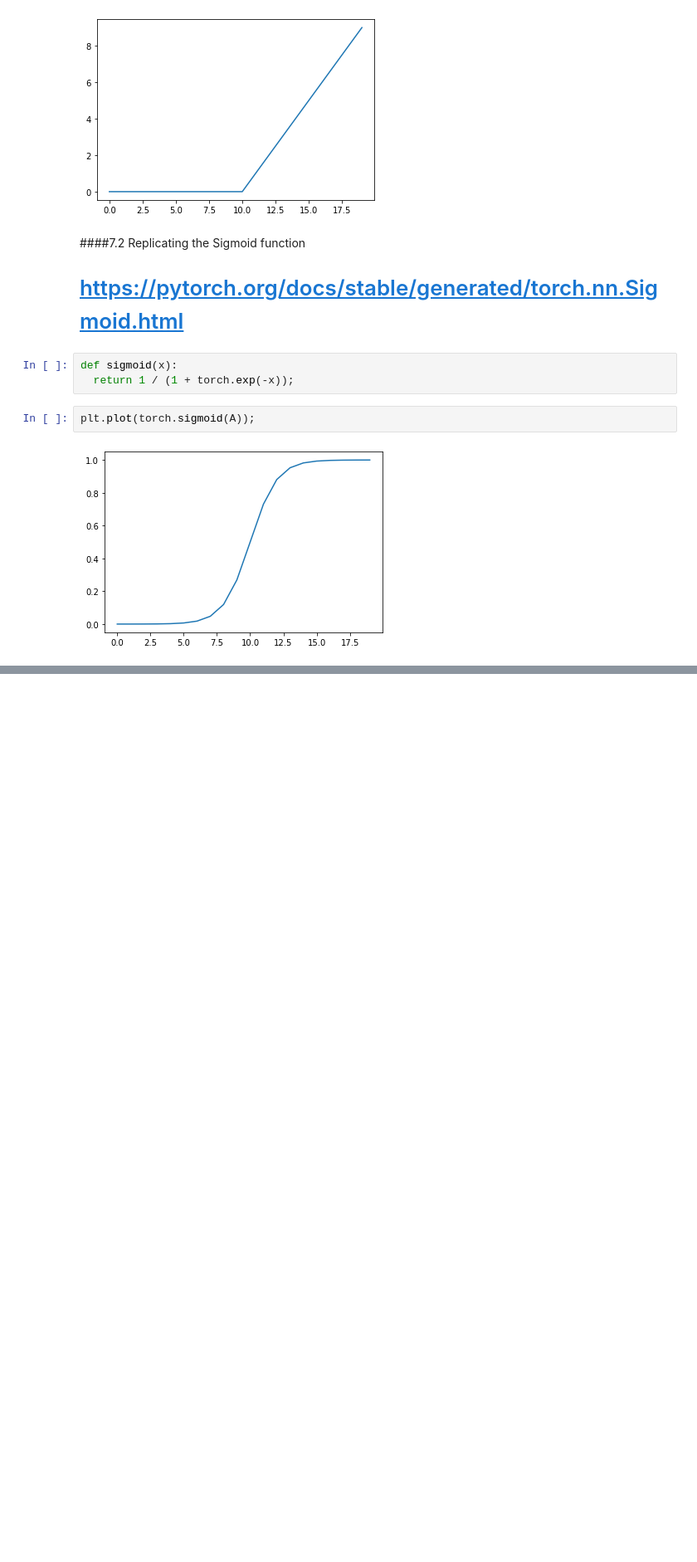
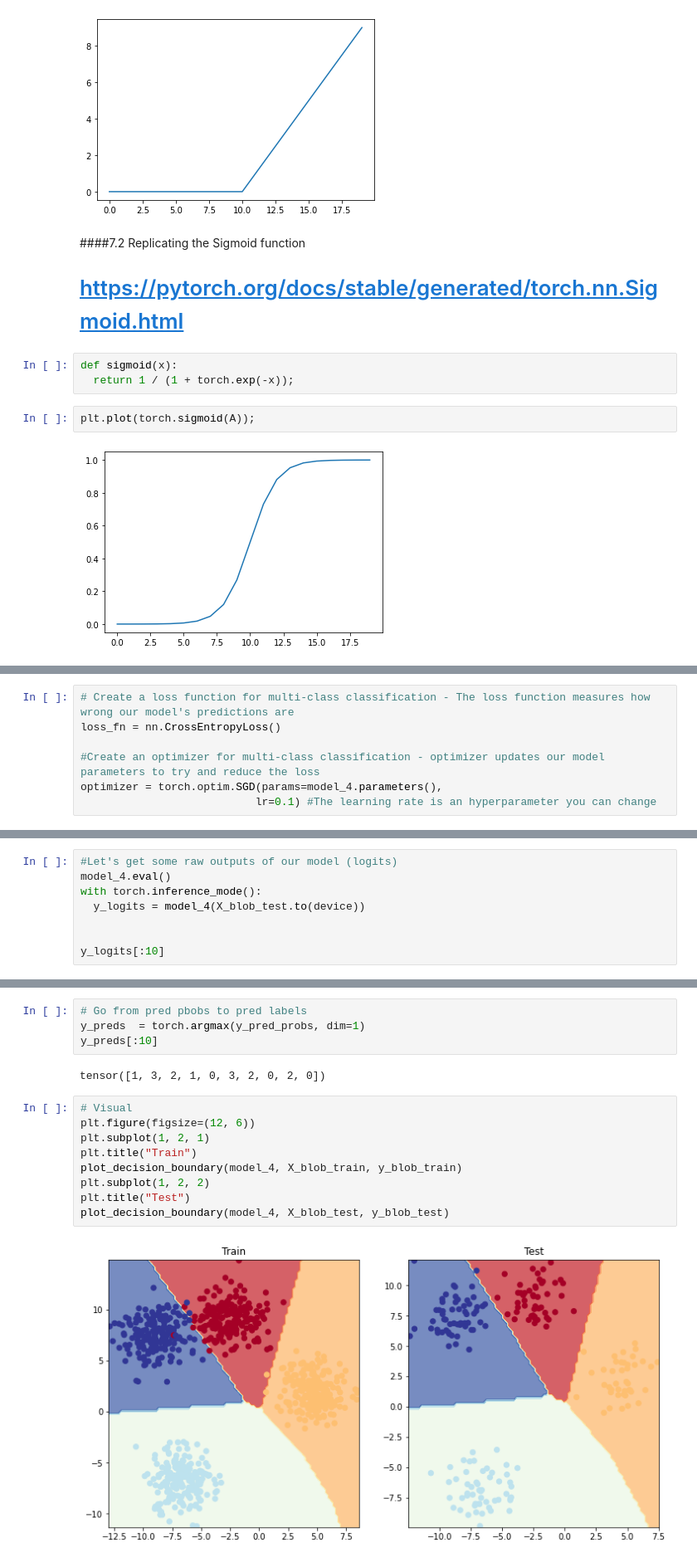
Before and after one commit to tincorpai/Deep_Learning_Pytorch, a Jupyter notebook: PyTorch_Neural_Network_Classification_.ipynb, the cells around one changed output, grey strips where cells are left out. Shown: that part at 83% size. Drawn from its saved outputs; the diff is of its cells as text; blank space fills up the shorter version.

```diff
--- a/PyTorch_Neural_Network_Classification_.ipynb
+++ b/PyTorch_Neural_Network_Classification_.ipynb
@@ -1147,0 +1255,7 @@ plt.plot(torch.sigmoid(A));
+# %%
+# Create a loss function for multi-class classification - The loss function measures how wrong our model's predictions are
+loss_fn = nn.CrossEntropyLoss()
+
+#Create an optimizer for multi-class classification - optimizer updates our model parameters to try and reduce the loss
+optimizer = torch.optim.SGD(params=model_4.parameters(),
+                           lr=0.1) #The learning rate is an hyperparameter you can change
@@ -1147,0 +1278,8 @@ plt.plot(torch.sigmoid(A));
+# %%
+#Let's get some raw outputs of our model (logits)
+model_4.eval()
+with torch.inference_mode():
+  y_logits = model_4(X_blob_test.to(device))
+
+
+y_logits[:10]
@@ -1147,0 +1434,17 @@ plt.plot(torch.sigmoid(A));
+# %%
+# Go from pred pbobs to pred labels
+y_preds  = torch.argmax(y_pred_probs, dim=1)
+y_preds[:10]
+# %% [output]
+tensor([1, 3, 2, 1, 0, 3, 2, 0, 2, 0])
+# %%
+# Visual
+plt.figure(figsize=(12, 6))
+plt.subplot(1, 2, 1)
+plt.title("Train")
+plot_decision_boundary(model_4, X_blob_train, y_blob_train)
+plt.subplot(1, 2, 2)
+plt.title("Test")
+plot_decision_boundary(model_4, X_blob_test, y_blob_test)
+# %% [output]
+[figure, added]
```
Also changed, not shown: parts of 37 cells of this notebook.
